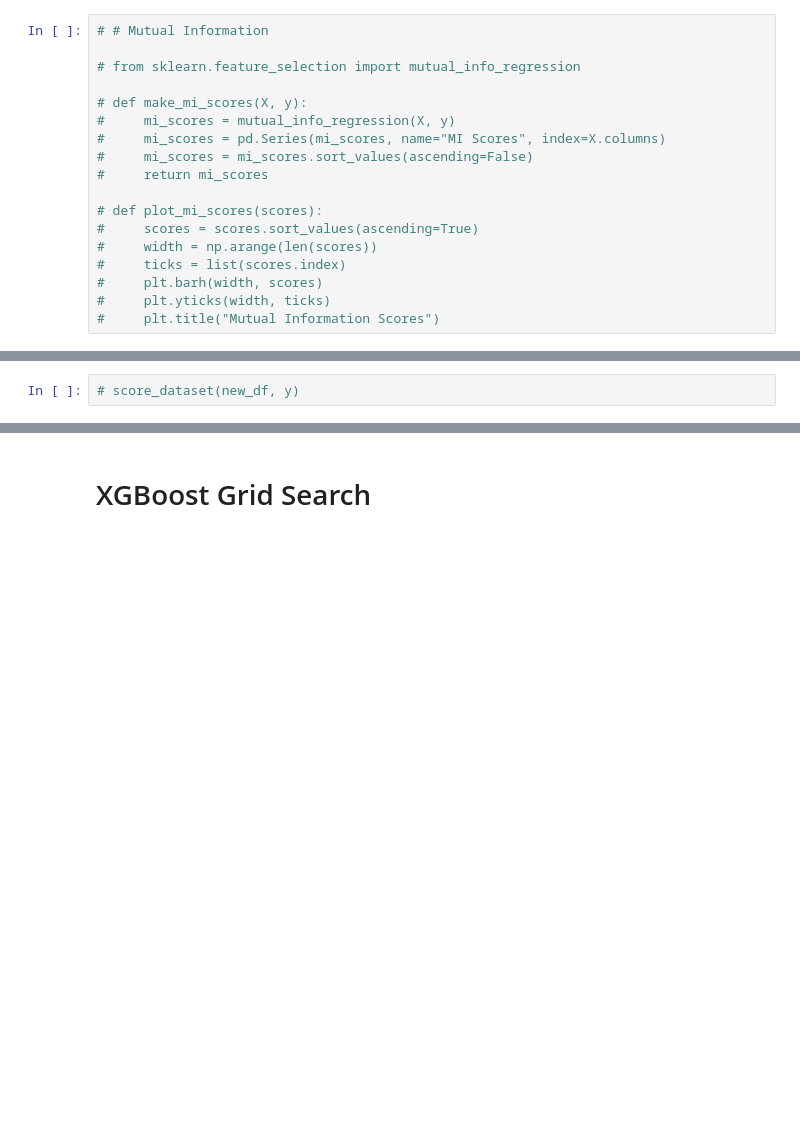
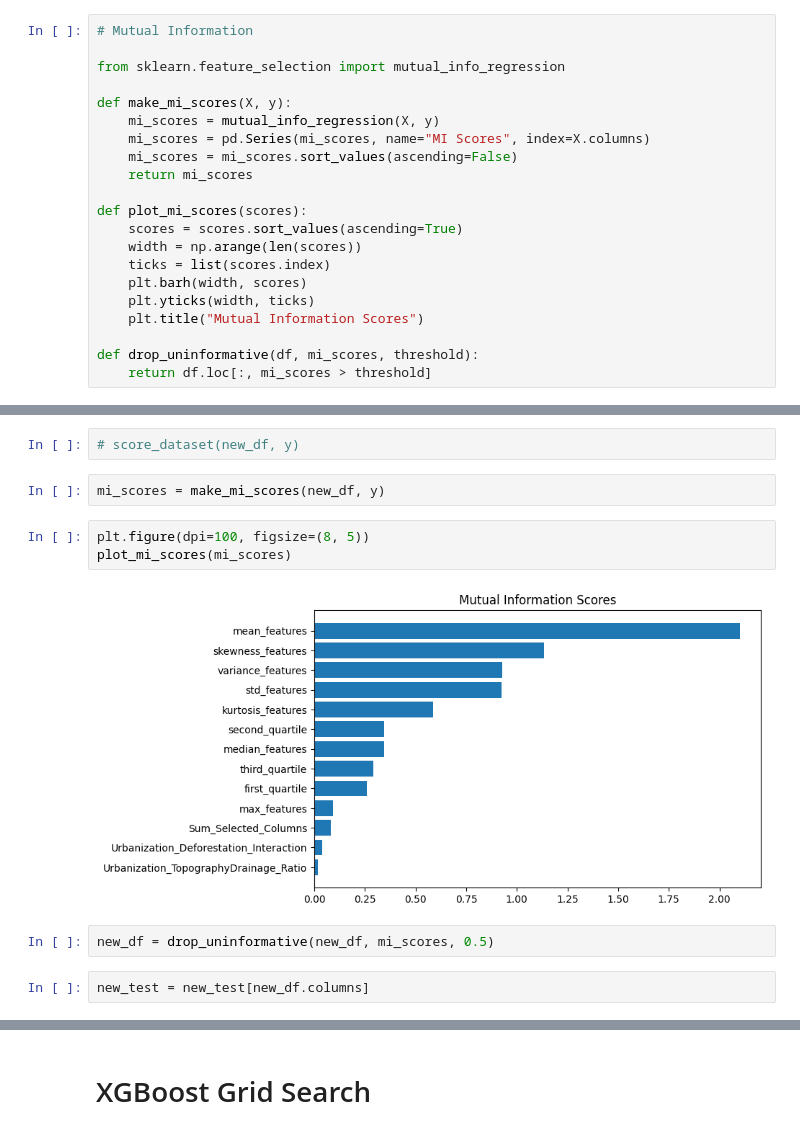
Before and after one commit to Imokut/My-Works, a Jupyter notebook: Flood_Prediction/flood_prediction.ipynb, the cells around one changed output, grey strips where cells are left out. Saved outputs shown, nothing was run; the diff lists cells and outputs as text; blank space fills up the shorter version.

```diff
--- a/Flood_Prediction/flood_prediction.ipynb
+++ b/Flood_Prediction/flood_prediction.ipynb
@@ -65,23 +66,26 @@ y = train_df['FloodProbability']
 # Split data into training and test sets
 X_train, X_valid, y_train, y_valid = train_test_split(X, y, test_size=0.2, random_state=42)
 # %%
-# # Mutual Information
+# Mutual Information
 
-# from sklearn.feature_selection import mutual_info_regression
+from sklearn.feature_selection import mutual_info_regression
 
-# def make_mi_scores(X, y):
-#     mi_scores = mutual_info_regression(X, y)
-#     mi_scores = pd.Series(mi_scores, name="MI Scores", index=X.columns)
-#     mi_scores = mi_scores.sort_values(ascending=False)
-#     return mi_scores
+def make_mi_scores(X, y):
+    mi_scores = mutual_info_regression(X, y)
+    mi_scores = pd.Series(mi_scores, name="MI Scores", index=X.columns)
+    mi_scores = mi_scores.sort_values(ascending=False)
+    return mi_scores
 
-# def plot_mi_scores(scores):
-#     scores = scores.sort_values(ascending=True)
-#     width = np.arange(len(scores))
-#     ticks = list(scores.index)
-#     plt.barh(width, scores)
-#     plt.yticks(width, ticks)
-#     plt.title("Mutual Information Scores")
+def plot_mi_scores(scores):
+    scores = scores.sort_values(ascending=True)
+    width = np.arange(len(scores))
+    ticks = list(scores.index)
+    plt.barh(width, scores)
+    plt.yticks(width, ticks)
+    plt.title("Mutual Information Scores")
+
+def drop_uninformative(df, mi_scores, threshold):
+    return df.loc[:, mi_scores > threshold]
 # %%
 # mi_scores = make_mi_scores(X, y)
 # %%
@@ -169,2 +200,13 @@ X_t2, X_v2, y_t2, y_v2 = train_test_split(new_df, y, test_size=0.2, random_state
 # %%
 # score_dataset(new_df, y)
+# %%
+mi_scores = make_mi_scores(new_df, y)
+# %%
+plt.figure(dpi=100, figsize=(8, 5))
+plot_mi_scores(mi_scores)
+# %% [output]
+[figure, added]
+# %%
+new_df = drop_uninformative(new_df, mi_scores, 0.5)
+# %%
+new_test = new_test[new_df.columns]
```
Also changed, not shown: parts of 17 cells of this notebook.
